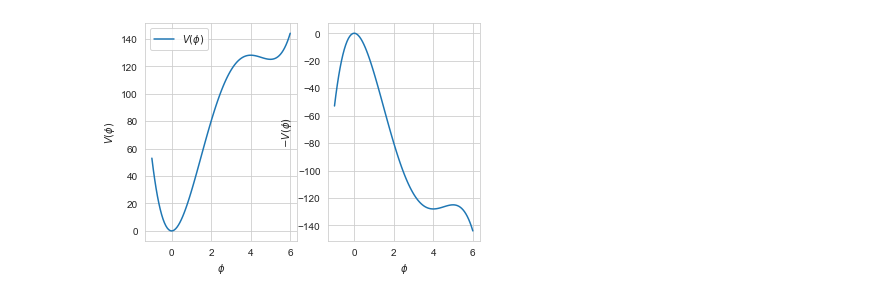
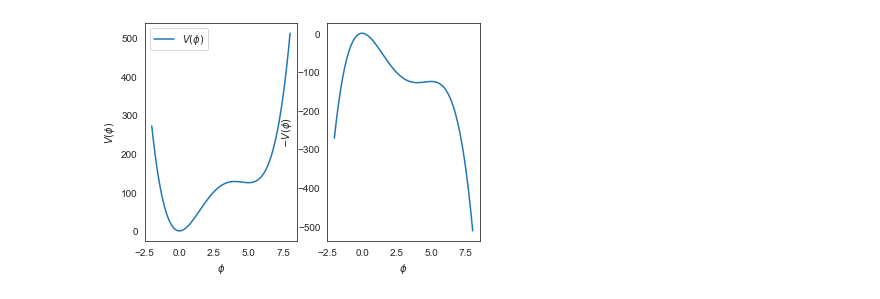
Before and after one commit to magdavdv/project, a Jupyter notebook: Bounce.ipynb, the cells around one changed output. Drawn from its saved outputs; the diff is of its cells as text; code cells hidden in the pictures.

```diff
--- a/Bounce.ipynb
+++ b/Bounce.ipynb
@@ -5,7 +5,7 @@ from scipy.integrate import solve_ivp
 import matplotlib.pyplot as plt
 from scipy.optimize import fsolve
 import seaborn as sns
-sns.set_style("whitegrid")
+sns.set_style("white")
 # %%
 def dVdphi(phi):
     """
@@ -89,16 +88,16 @@ def makePlotsPotential(phi_span, potential, phiTrueVacuum, phiFalseVacuum, potTr
 # %%
 # Set parameters for the potential, V(phi) = a*phi^2 -b*phi^3 + c*phi^4
 # Values from AnyBubble article
 a = 40
 b = 12
 c = 1
 
 # Span of phi also from AnyBubble article
-phi_span = np.linspace(-1, 6, 100)
+phi_span = np.linspace(-2, 8, 100)
 potential, phiTrueVacuumAB, phiFalseVacuumAB, potTrueVacuumAB, potFalseVacuumAB = V(phi_span)
 makePlotsPotential(phi_span, potential, phiTrueVacuumAB, phiFalseVacuumAB, potTrueVacuumAB, potFalseVacuumAB)
 # %% [output]
-[figure, old version]
+[figure, new version]
 # %%
 # Set parameters for the potential, V(phi) = a*phi^2 -b*phi^3 + c*phi^4
 # Form from Rubakov, values chosen to be SM-like
```
Also changed, not shown: parts of 9 cells of this notebook, 9 other files.
